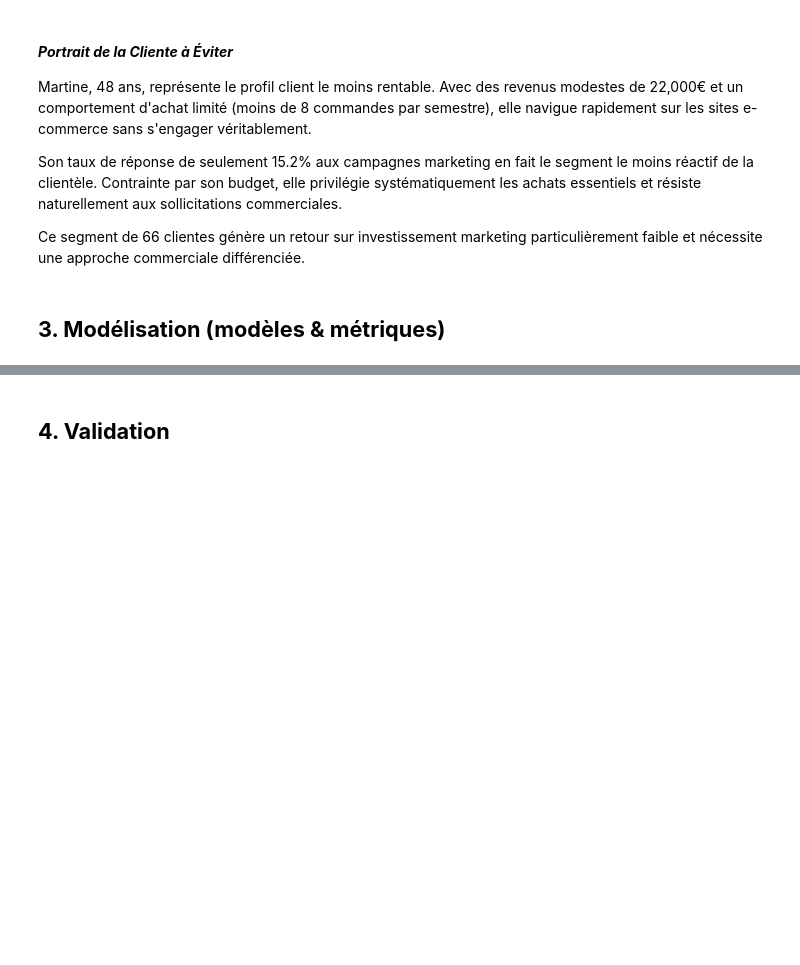
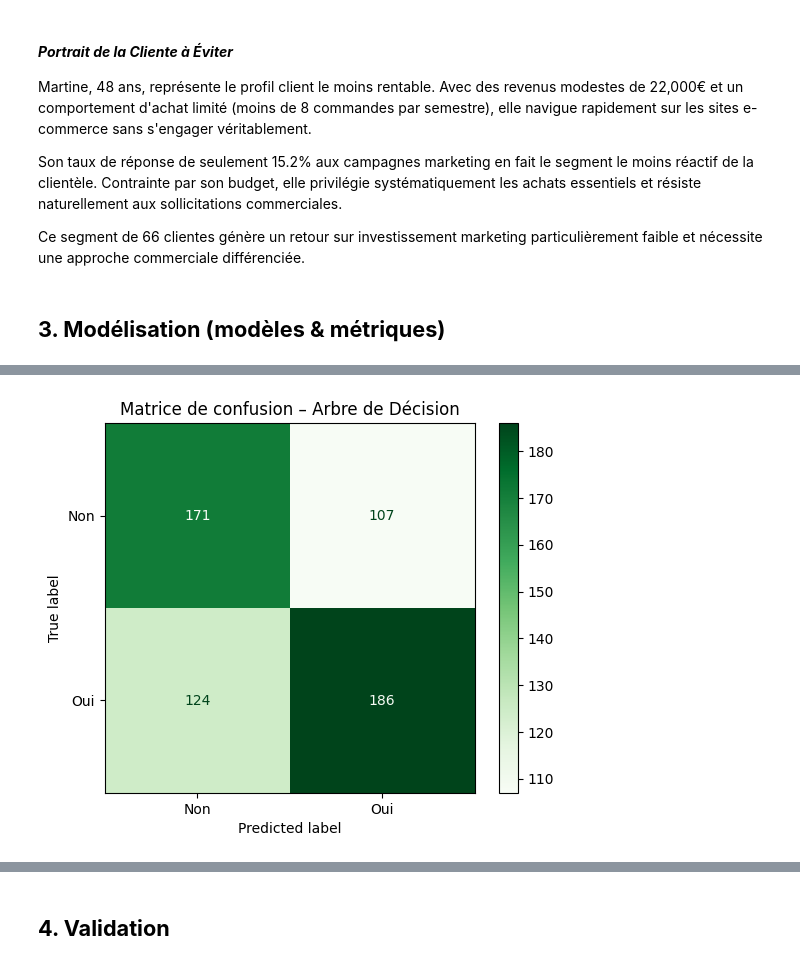
Before and after one commit to Emma-Coco/-ML_Marketing_FOAD-_-EmmaCOCOTanyaTIBOUCHE-, a Jupyter notebook: Analyse.ipynb, the cells around one changed output, grey strips where cells are left out. Drawn from its saved outputs; the diff is of its cells as text; code cells hidden in the pictures; blank space fills up the shorter version.

```diff
--- a/Analyse.ipynb
+++ b/Analyse.ipynb
@@ -1294,0 +1517,8 @@ Ce segment de 66 clientes génère un retour sur investissement marketing partic
+# %%
+tree_model = DecisionTreeClassifier(random_state=42)
+tree_model.fit(x_train, y_train)
+tree_pred = tree_model.predict(x_test)
+
+print("\n Arbre de Décision")
+print("F1-score :", f1_score(y_test, tree_pred))
+print("Classification Report :\n", classification_report(y_test, tree_pred))
@@ -1294,0 +1537,8 @@ Ce segment de 66 clientes génère un retour sur investissement marketing partic
+# %%
+cm_tree = confusion_matrix(y_test, tree_pred)
+disp_tree = ConfusionMatrixDisplay(confusion_matrix=cm_tree, display_labels=["Non", "Oui"])
+disp_tree.plot(cmap="Greens")
+plt.title("Matrice de confusion – Arbre de Décision")
+plt.show()
+# %% [output]
+[figure, added]
```
Also changed, not shown: parts of 33 cells of this notebook.
